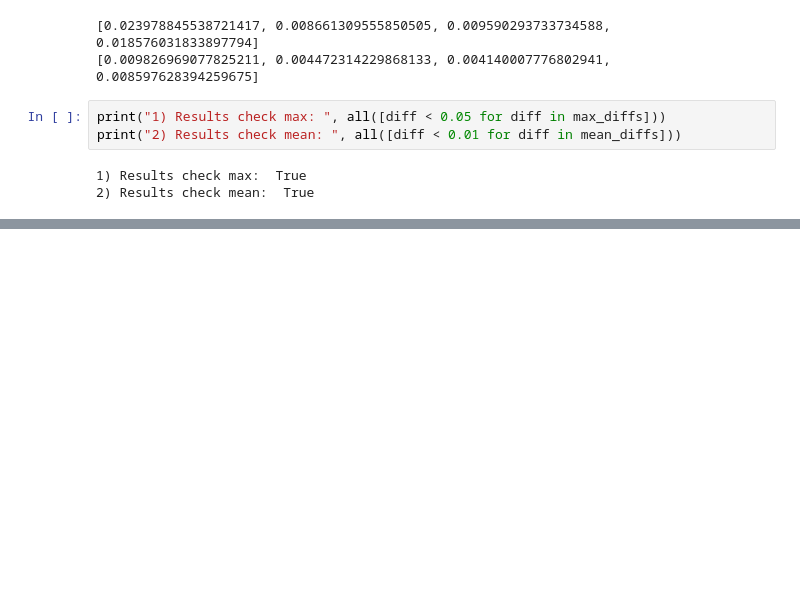
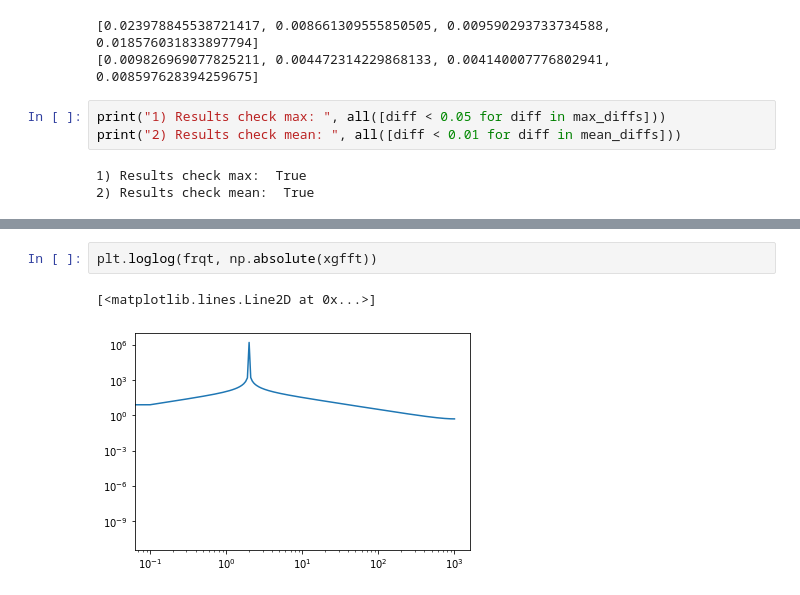
Before and after one commit to nprav/autoRS, a Jupyter notebook: experiment/Unit Testing for RS Generation Functions.ipynb, the cells around one changed output, grey strips where cells are left out. Saved outputs shown, nothing was run; the diff lists cells and outputs as text; blank space fills up the shorter version.

```diff
--- a/experiment/Unit Testing for RS Generation Functions.ipynb
+++ b/experiment/Unit Testing for RS Generation Functions.ipynb
@@ -217,0 +341,5 @@ print("2) Results check mean: ", all([diff < 0.01 for diff in mean_diffs]))
+# %%
+plt.loglog(frqt, np.absolute(xgfft))
+# %% [output]
+[<matplotlib.lines.Line2D at 0x...>]
+[figure, added]
```
Also changed, not shown: parts of 30 cells of this notebook, 17 other files.
